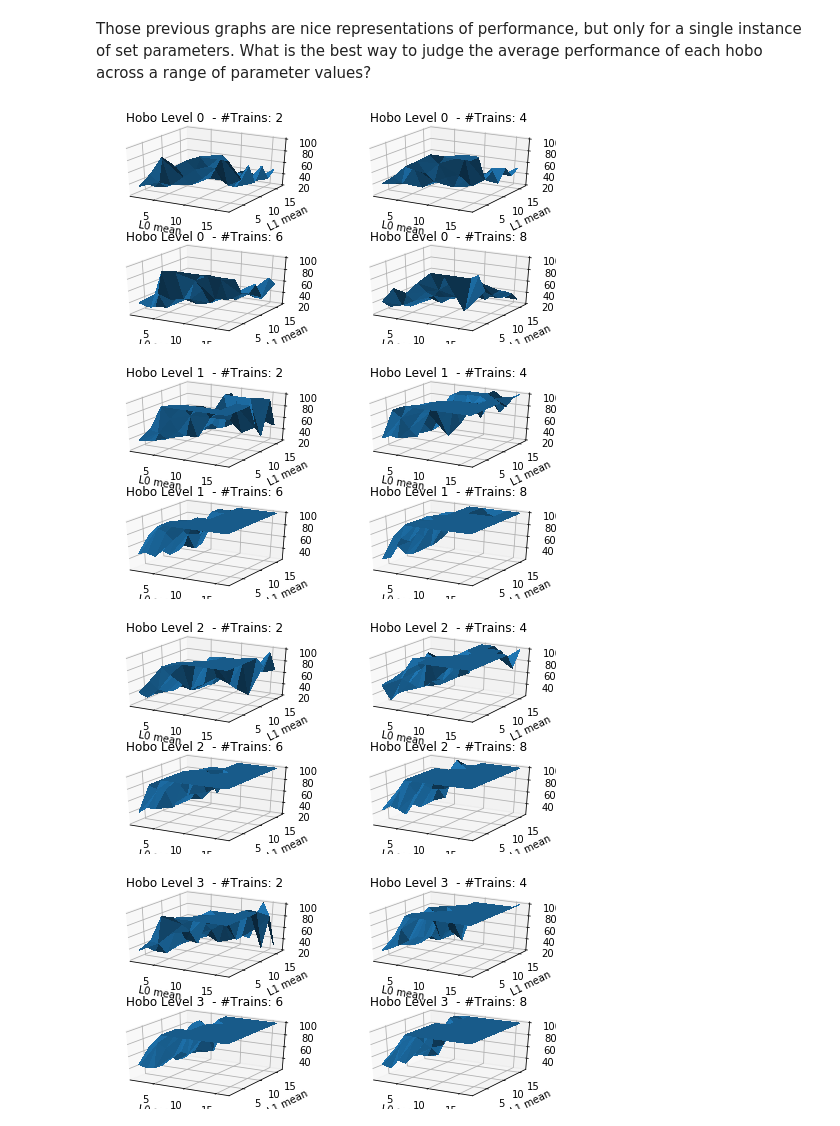
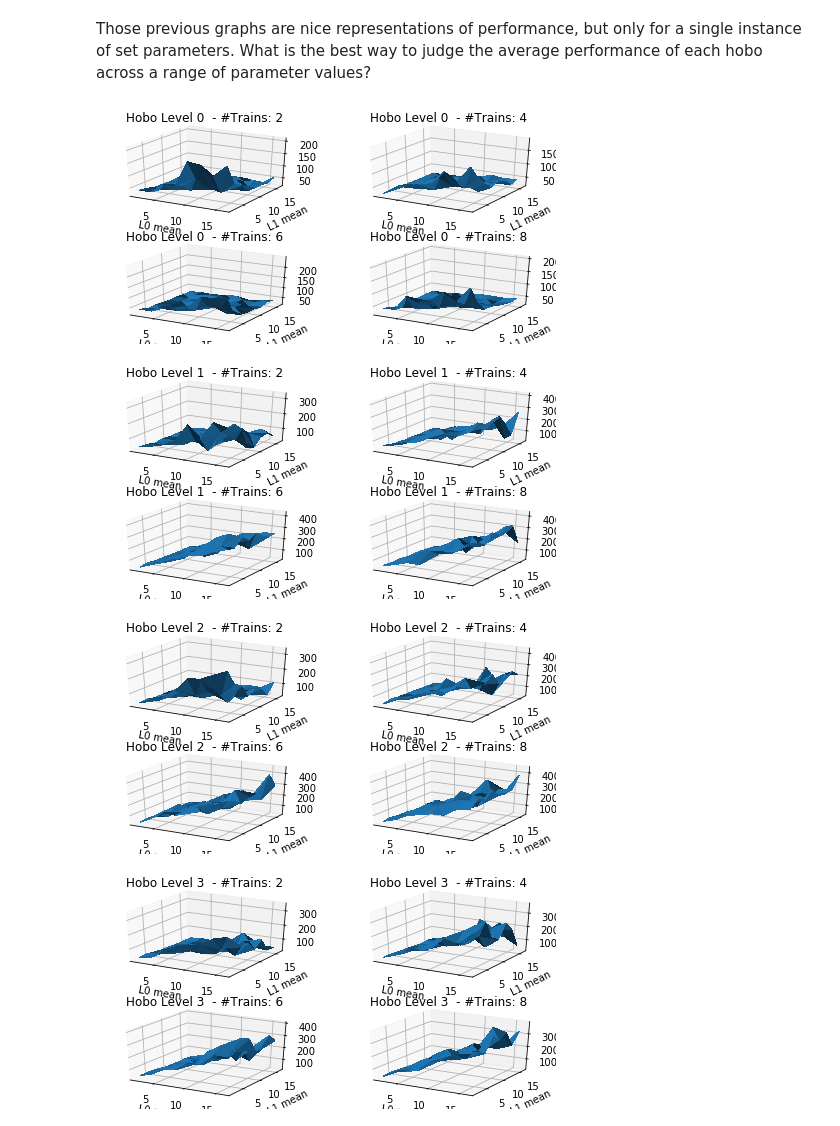
Before and after one commit to OneHandKlap/CPS406---Hobos, a Jupyter notebook: HogwartsHobos.ipynb, the cells around one changed output. Drawn from its saved outputs; the diff is of its cells as text; code cells hidden in the pictures.

```diff
--- a/HogwartsHobos.ipynb
+++ b/HogwartsHobos.ipynb
@@ -495,37 +495,37 @@ for hoboLevel in range(5):
     fig = plt.figure(figsize = plt.figaspect(0.5))
     for numTrains in range(2,10,2):
 
         results=[]
         L0axis=[]
         L1axis=[]
         for L0 in range(2,17,2):
             for L1 in range(2,17,2):
                 #print("CALCULATING AVERAGE OF SMARTNESS : "+str(i+1))
                 for j in range(10):
 
                     if results!= None:
-                        results.append(simulateGame(L0,L1,numTrains,100,hoboLevel))
+                        results.append(simulateGame(L0,L1,numTrains,500,hoboLevel))
                     else:
-                        results=[simulateGame(L0,L1,numTrains,100,hoboLevel)]
+                        results=[simulateGame(L0,L1,numTrains,500,hoboLevel)]
                     L0axis.append(L0)
                     L1axis.append(L1)
 
 
         ax = fig.add_subplot(2,2,numTrains/2, projection = '3d')
         L0axis=np.array(L0axis)
         L1axis=np.array(L1axis)
 
         results=np.array(results)
 
         ax.plot_trisurf(L0axis,L1axis,results,linewidth=0, antialiased=False)
 
         plt.title("Hobo Level "+str(hoboLevel)+"  - #Trains: "+str(numTrains))
         plt.xlabel("L0 mean")
-        plt.ylabel("L1 mean")as
+        plt.ylabel("L1 mean")
 
     plt.show()
 # %% [output]
-[figure, old version]
+[figure, new version]
-[figure, old version]
+[figure, new version]
-[figure, old version]
+[figure, new version]
-[figure, old version]
+[figure, new version]
```
Also changed, not shown: parts of 4 cells of this notebook, 1 other file.
